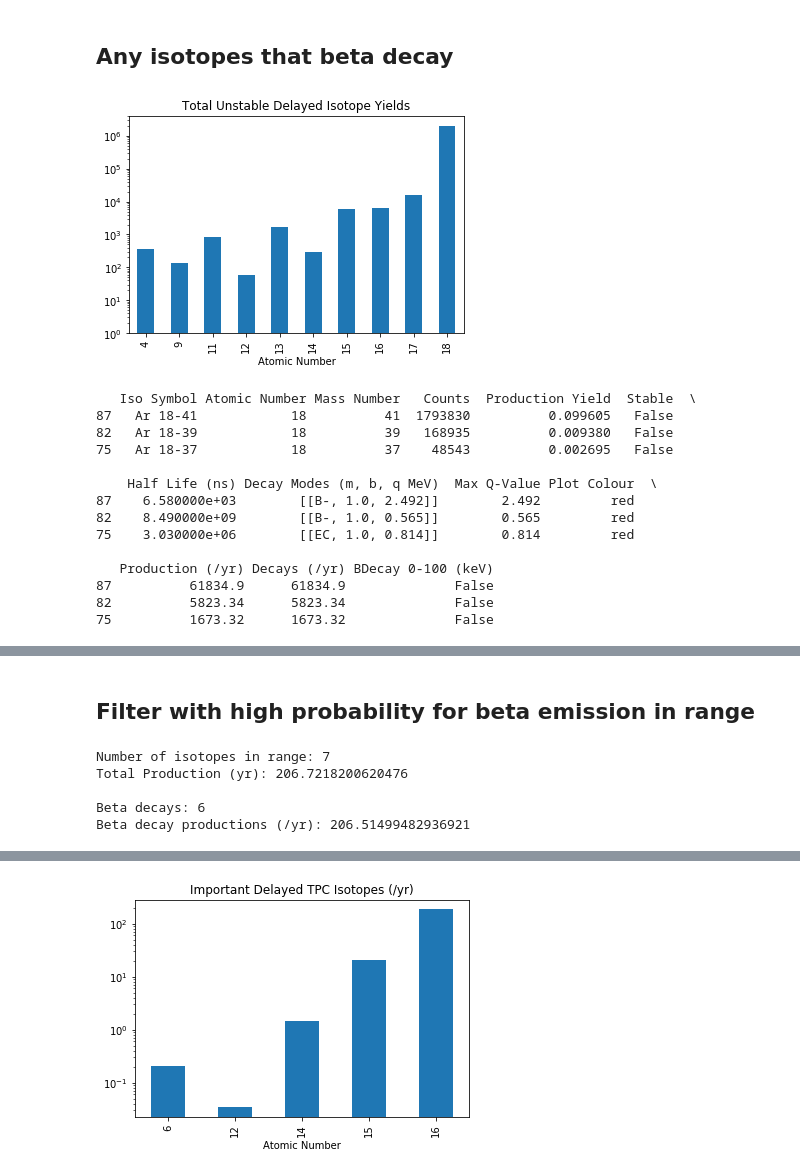
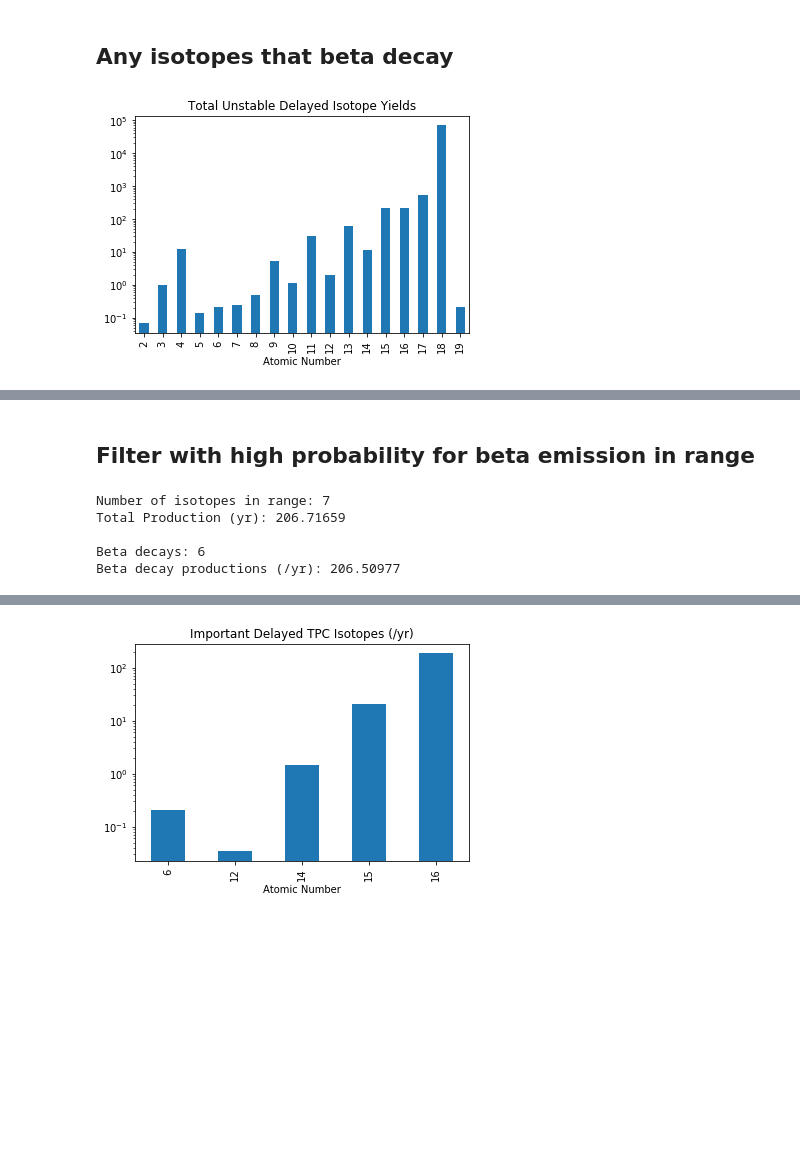
Before and after one commit to TomSB1423/nucleide_data, a Jupyter notebook: vol_counts.ipynb, the cells around one changed output, grey strips where cells are left out. Saved outputs shown, nothing was run; the diff lists cells and outputs as text; code cells hidden in the pictures; blank space fills up the shorter version.

```diff
--- a/vol_counts.ipynb
+++ b/vol_counts.ipynb
@@ -60,7 +60,16 @@ df_buffers = df_buffers[["Iso Symbol","Atomic Number","Mass Number","Counts","Pr
 year_in_nano = (3.154 * 10**16)
 year_in_sec = (3.154 * 10**7)
 day_in_nano = (8.64 * 10 ** 13)
-sim_length = 29.01
+### VARY THIS ###
+muon_no = 10 ** 8
+muon_flux = 3.447 * 10 ** 6 # per year
+sim_length = muon_no / muon_flux
+print(f"Simulation length (yr): {sim_length}")
+
 df_buffers["Production (/yr)"] = df_buffers["Counts"] / sim_length
 df_TPC_prompt["Production (/yr)"] = df_TPC_prompt["Counts"] / sim_length
 df_TPC_delayed["Production (/yr)"] = df_TPC_delayed["Counts"] / sim_length
+# Yield per muon
+df_buffers["Yield per Muon (/yr)"] = df_buffers["Counts"] / muon_no
+df_TPC_prompt["Yield per Muon (/yr)"] = df_TPC_prompt["Counts"] / muon_no
+df_TPC_delayed["Yield per Muon (/yr)"] = df_TPC_delayed["Counts"] / muon_no
@@ -69,7 +78,3 @@ df_TPC_delayed["Production (/yr)"] = df_TPC_delayed["Counts"] / sim_length
-# %%
-df_TPC_delayed["Decays (/yr)"] = df_TPC_delayed["Production (/yr)"] - df_TPC_delayed["Production (/yr)"] * np.e ** (-np.log(2)/(df_TPC_delayed["Half Life (ns)"] * 10 ** -9) * year_in_sec)
-df_TPC_prompt["Decays (/yr)"] = df_TPC_prompt["Production (/yr)"] - df_TPC_prompt["Production (/yr)"] * np.e ** (-np.log(2)/(df_TPC_prompt["Half Life (ns)"] * 10 ** -9) * year_in_sec)
-df_buffers["Decays (/yr)"] = df_buffers["Production (/yr)"] - df_buffers["Production (/yr)"] * np.e ** (-np.log(2)/(df_buffers["Half Life (ns)"] * 10 ** -9) * year_in_sec)
 # %% [markdown]
 ### Create unstable dfs
 # %%
@@ -281,28 +306,12 @@ Total Production (/yr): 181.6614960358497
 ## Any isotopes that beta decay
 # %%
 # All unstable that beta decay with decays per year > 1
-unstable_TPC_delayed_beta = unstable_TPC_delayed[unstable_TPC_delayed["Decays (/yr)"] > 1].sort_values("Counts", ascending=False)
-unstable_TPC_delayed_beta_high = unstable_TPC_delayed_beta[unstable_TPC_delayed_beta["Production Yield"]> 0.001]
-unstable_TPC_delayed_grouped = unstable_TPC_delayed_beta.groupby(['Atomic Number'])["Counts"].sum()
+unstable_TPC_delayed_beta = unstable_TPC_delayed.sort_values("Counts", ascending=False).reset_index(drop=True)
+unstable_TPC_delayed_grouped = unstable_TPC_delayed_beta.groupby(['Atomic Number'])["Production (/yr)"].sum()
 unstable_TPC_delayed_grouped.plot.bar(x="Atomic Number", log=True)
 plt.title("Total Unstable Delayed Isotope Yields")
 plt.show()
-print(unstable_TPC_delayed_beta_high)
-unstable_TPC_delayed_beta
+unstable_TPC_delayed_beta.head(70)
 # %% [output]
-[figure, old version]
+[figure, new version]
-   Iso Symbol Atomic Number Mass Number   Counts  Production Yield  Stable  \
-87   Ar 18-41            18          41  1793830          0.099605   False
-82   Ar 18-39            18          39   168935          0.009380   False
-75   Ar 18-37            18          37    48543          0.002695   False
-
-    Half Life (ns) Decay Modes (m, b, q MeV)  Max Q-Value Plot Colour  \
-87    6.580000e+03        [[B-, 1.0, 2.492]]        2.492         red
-82    8.490000e+09        [[B-, 1.0, 0.565]]        0.565         red
-75    3.030000e+06        [[EC, 1.0, 0.814]]        0.814         red
-
-   Production (/yr) Decays (/yr) BDecay 0-100 (keV)
-87          61834.9      61834.9              False
-82          5823.34      5823.34              False
-75          1673.32      1673.32              False
 |  | Iso Symbol | Atomic Number | Mass Number | Counts | Production Yield | Stable | Half Life (ns) | ... |
@@ -332,13 +341,13 @@ print(f"Number of isotopes in range: {len(important_TPC_delayed)}")
 print(f"Total Production (yr): {important_TPC_delayed['Production (/yr)'].sum()}\n")
 
 print(f"Beta decays: {len(important_TPC_delayed[important_TPC_delayed[beta_col_name] == True])}")
-print(f"Beta decay productions (/yr): {important_TPC_delayed.loc[important_TPC_delayed[beta_col_name] == True, 'Decays (/yr)'].sum()}\n")
+print(f"Beta decay productions (/yr): {important_TPC_delayed.loc[important_TPC_delayed[beta_col_name] == True, 'Production (/yr)'].sum()}\n")
 # %% [output]
 Number of isotopes in range: 7
-Total Production (yr): 206.7218200620476
+Total Production (yr): 206.71659
 
 Beta decays: 6
-Beta decay productions (/yr): 206.51499482936921
+Beta decay productions (/yr): 206.50977
 # %%
 file_dir = f"./assets/{physic_model}/important_iso.csv"
 important_TPC_delayed.to_csv(file_dir)
```
Also changed, not shown: parts of 9 cells of this notebook, 6 other files.
